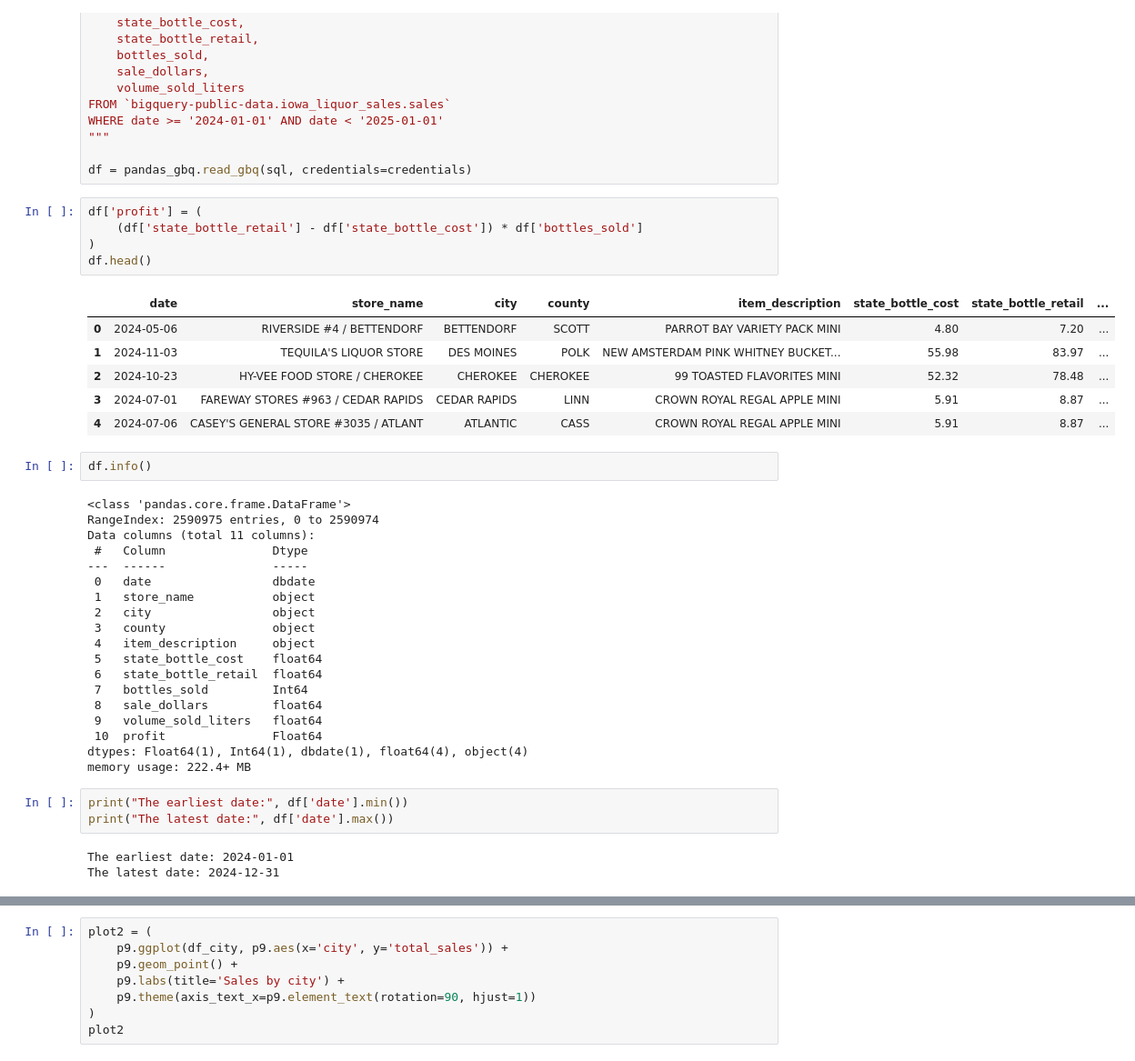
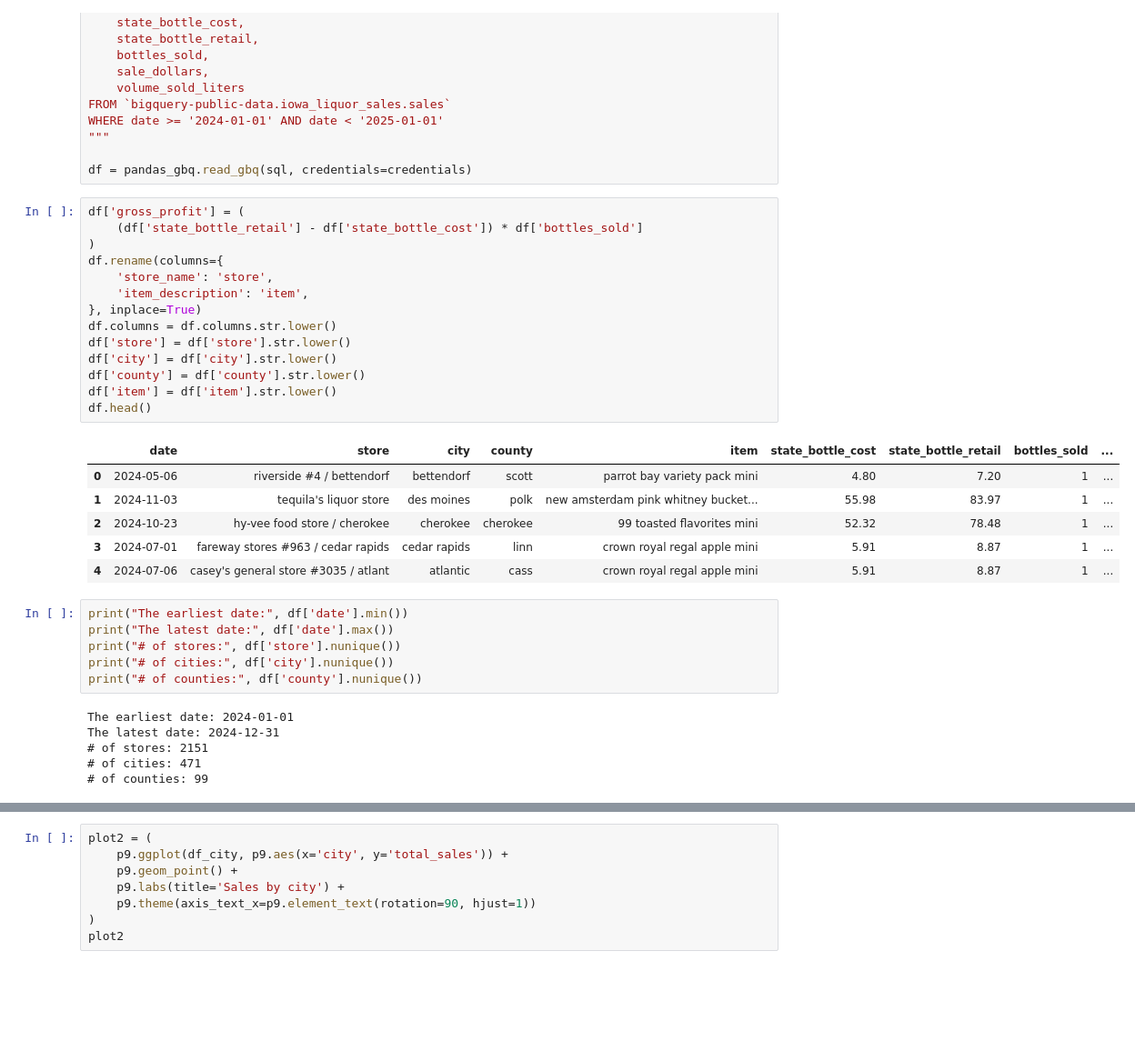
Before and after one commit to advanced-computing/fred-naga-lab2, a Jupyter notebook: iowa_liquor_naga.ipynb, the cells around one changed output, grey strips where cells are left out. Shown at 91% size. Saved outputs shown, nothing was run; the diff lists cells and outputs as text; blank space fills up the shorter version.

```diff
--- a/iowa_liquor_naga.ipynb
+++ b/iowa_liquor_naga.ipynb
@@ -37,41 +39,35 @@ WHERE date >= '2024-01-01' AND date < '2025-01-01'
 
 df = pandas_gbq.read_gbq(sql, credentials=credentials)
 # %%
-df['profit'] = (
+df['gross_profit'] = (
     (df['state_bottle_retail'] - df['state_bottle_cost']) * df['bottles_sold']
 )
+df.rename(columns={
+    'store_name': 'store',
+    'item_description': 'item',
+}, inplace=True)
+df.columns = df.columns.str.lower()
+df['store'] = df['store'].str.lower()
+df['city'] = df['city'].str.lower()
+df['county'] = df['county'].str.lower()
+df['item'] = df['item'].str.lower()
 df.head()
 # %% [output]
-|  | date | store_name | city | county | item_description | state_bottle_cost | state_bottle_retail | ... |
-| 0 | 2024-05-06 | RIVERSIDE #4 / BETTENDORF | BETTENDORF | SCOTT | PARROT BAY VARIETY PACK MINI | 4.80 | 7.20 | ... |
-| 1 | 2024-11-03 | TEQUILA'S LIQUOR STORE | DES MOINES | POLK | NEW AMSTERDAM PINK WHITNEY BUCKET... | 55.98 | 83.97 | ... |
-| 2 | 2024-10-23 | HY-VEE FOOD STORE / CHEROKEE | CHEROKEE | CHEROKEE | 99 TOASTED FLAVORITES MINI | 52.32 | 78.48 | ... |
-| 3 | 2024-07-01 | FAREWAY STORES #963 / CEDAR RAPIDS | CEDAR RAPIDS | LINN | CROWN ROYAL REGAL APPLE MINI | 5.91 | 8.87 | ... |
-| 4 | 2024-07-06 | CASEY'S GENERAL STORE #3035 / ATLANT | ATLANTIC | CASS | CROWN ROYAL REGAL APPLE MINI | 5.91 | 8.87 | ... |
+|  | date | store | city | county | item | state_bottle_cost | state_bottle_retail | bottles_sold | ... |
+| 0 | 2024-05-06 | riverside #4 / bettendorf | bettendorf | scott | parrot bay variety pack mini | 4.80 | 7.20 | 1 | ... |
+| 1 | 2024-11-03 | tequila's liquor store | des moines | polk | new amsterdam pink whitney bucket... | 55.98 | 83.97 | 1 | ... |
+| 2 | 2024-10-23 | hy-vee food store / cherokee | cherokee | cherokee | 99 toasted flavorites mini | 52.32 | 78.48 | 1 | ... |
+| 3 | 2024-07-01 | fareway stores #963 / cedar rapids | cedar rapids | linn | crown royal regal apple mini | 5.91 | 8.87 | 1 | ... |
+| 4 | 2024-07-06 | casey's general store #3035 / atlant | atlantic | cass | crown royal regal apple mini | 5.91 | 8.87 | 1 | ... |
-# %%
-df.info()
-# %% [output]
-<class 'pandas.core.frame.DataFrame'>
-RangeIndex: 2590975 entries, 0 to 2590974
-Data columns (total 11 columns):
- #   Column               Dtype
----  ------               -----
- 0   date                 dbdate
- 1   store_name           object
- 2   city                 object
- 3   county               object
- 4   item_description     object
- 5   state_bottle_cost    float64
- 6   state_bottle_retail  float64
- 7   bottles_sold         Int64
- 8   sale_dollars         float64
- 9   volume_sold_liters   float64
- 10  profit               Float64
-dtypes: Float64(1), Int64(1), dbdate(1), float64(4), object(4)
-memory usage: 222.4+ MB
 # %%
 print("The earliest date:", df['date'].min())
 print("The latest date:", df['date'].max())
+print("# of stores:", df['store'].nunique())
+print("# of cities:", df['city'].nunique())
+print("# of counties:", df['county'].nunique())
 # %% [output]
 The earliest date: 2024-01-01
 The latest date: 2024-12-31
+# of stores: 2151
+# of cities: 471
+# of counties: 99
```
Also changed, not shown: parts of 26 cells of this notebook, 1 other file.
